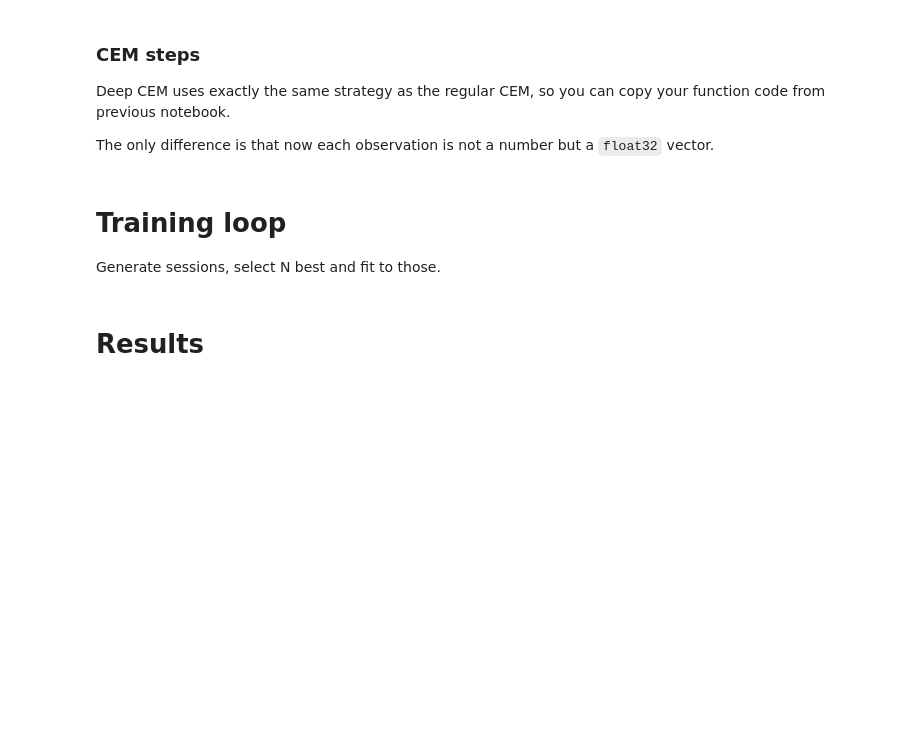
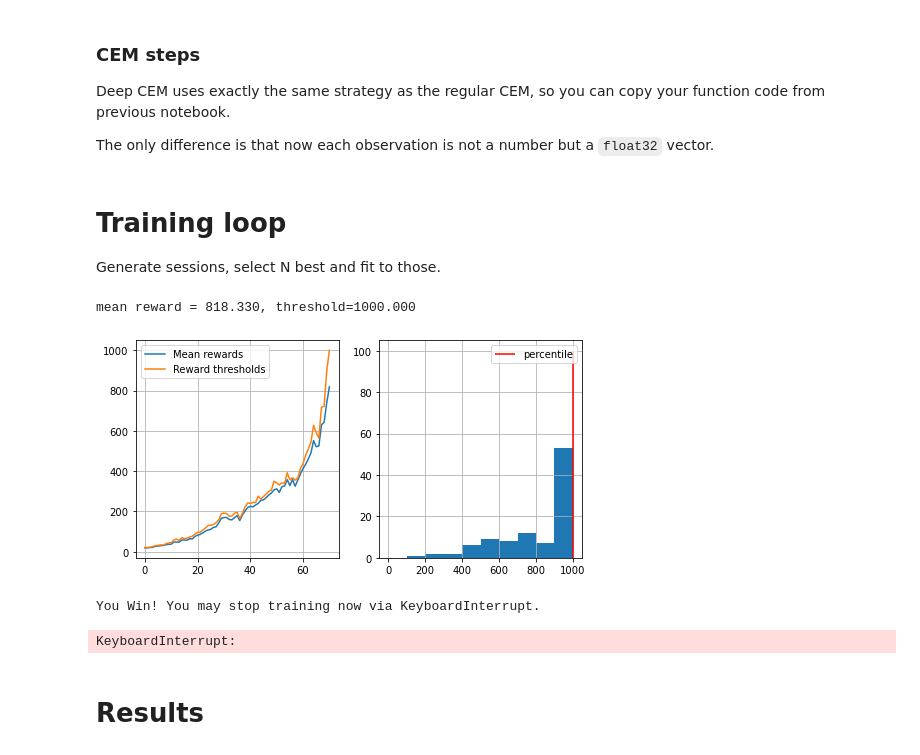
Before and after one commit to adhocmaster/Practical_RL, a Jupyter notebook: week01_intro/deep_crossentropy_method.ipynb, the cells around one changed output. Cells and saved outputs as stored; diff of their text form; code cells hidden in the pictures; blank space fills up the shorter version.

```diff
--- a/week01_intro/deep_crossentropy_method.ipynb
+++ b/week01_intro/deep_crossentropy_method.ipynb
@@ -62,13 +71,16 @@ def generate_session(env, agent, t_max=1000):
     for t in range(t_max):
 
         # use agent to predict a vector of action probabilities for state :s:
-        probs = <YOUR CODE>
+#         probs = np.reshape(agent.predict_proba(s), (-1,))
+        sampleProbs = agent.predict_proba(np.reshape(s, (1, -1))) # expects samples in an array X =[s]
+        probs = np.reshape(sampleProbs, (-1,)) # returns values as array of arrays. [[probs]] (len(X), n_actions)
+#         print(probs)
 
         assert probs.shape == (env.action_space.n,), "make sure probabilities are a vector (hint: np.reshape)"
 
         # use the probabilities you predicted to pick an action
         # sample proportionally to the probabilities, don't just take the most likely action
-        a = <YOUR CODE>
+        a = np.random.choice(range(n_actions), p=probs)
         # ^-- hint: try np.random.choice
 
         new_s, r, done, info = env.step(a)
@@ -109,7 +129,15 @@ def select_elites(states_batch, actions_batch, rewards_batch, percentile=50):
     (they will become different later).
     """
 
-    <YOUR CODE: copy-paste your implementation from the previous notebook>
+    rewardThreshold = np.percentile(rewards_batch, percentile)
+
+    elite_states = []
+    elite_actions = []
+
+    for i, reward in enumerate(rewards_batch):
+        if reward >= rewardThreshold:
+            elite_states += states_batch[i]
+            elite_actions += actions_batch[i]
 
     return elite_states, elite_actions
 # %% [markdown]
@@ -148,22 +176,28 @@ def show_progress(rewards_batch, log, percentile, reward_range=[-990, +10]):
 # %%
 n_sessions = 100
 percentile = 70
 log = []
 
 for i in range(100):
     # generate new sessions
-    sessions = [ <YOUR CODE: generate a list of n_sessions new sessions> ]
+    sessions = [ generate_session(env, agent, 1000) for _ in range(n_sessions) ]
 
     states_batch, actions_batch, rewards_batch = map(np.array, zip(*sessions))
 
-    elite_states, elite_actions = <YOUR CODE: select elite actions just like before>
+    elite_states, elite_actions = select_elites(states_batch, actions_batch, rewards_batch, percentile=50)
 
-    <YOUR CODE: partial_fit agent to predict elite_actions(y) from elite_states(X)>
+#     <YOUR CODE: partial_fit agent to predict elite_actions(y) from elite_states(X)>
+    agent.partial_fit(elite_states, elite_actions)
 
     show_progress(rewards_batch, log, percentile, reward_range=[0, np.max(rewards_batch)])
 
     if np.mean(rewards_batch) > 190:
         print("You Win! You may stop training now via KeyboardInterrupt.")
+# %% [output]
+mean reward = 818.330, threshold=1000.000
+[figure, added]
+You Win! You may stop training now via KeyboardInterrupt.
+KeyboardInterrupt:
 # %% [markdown]
 # Results
 # %%
```
Also changed, not shown: parts of 4 cells of this notebook, 2 other files.
